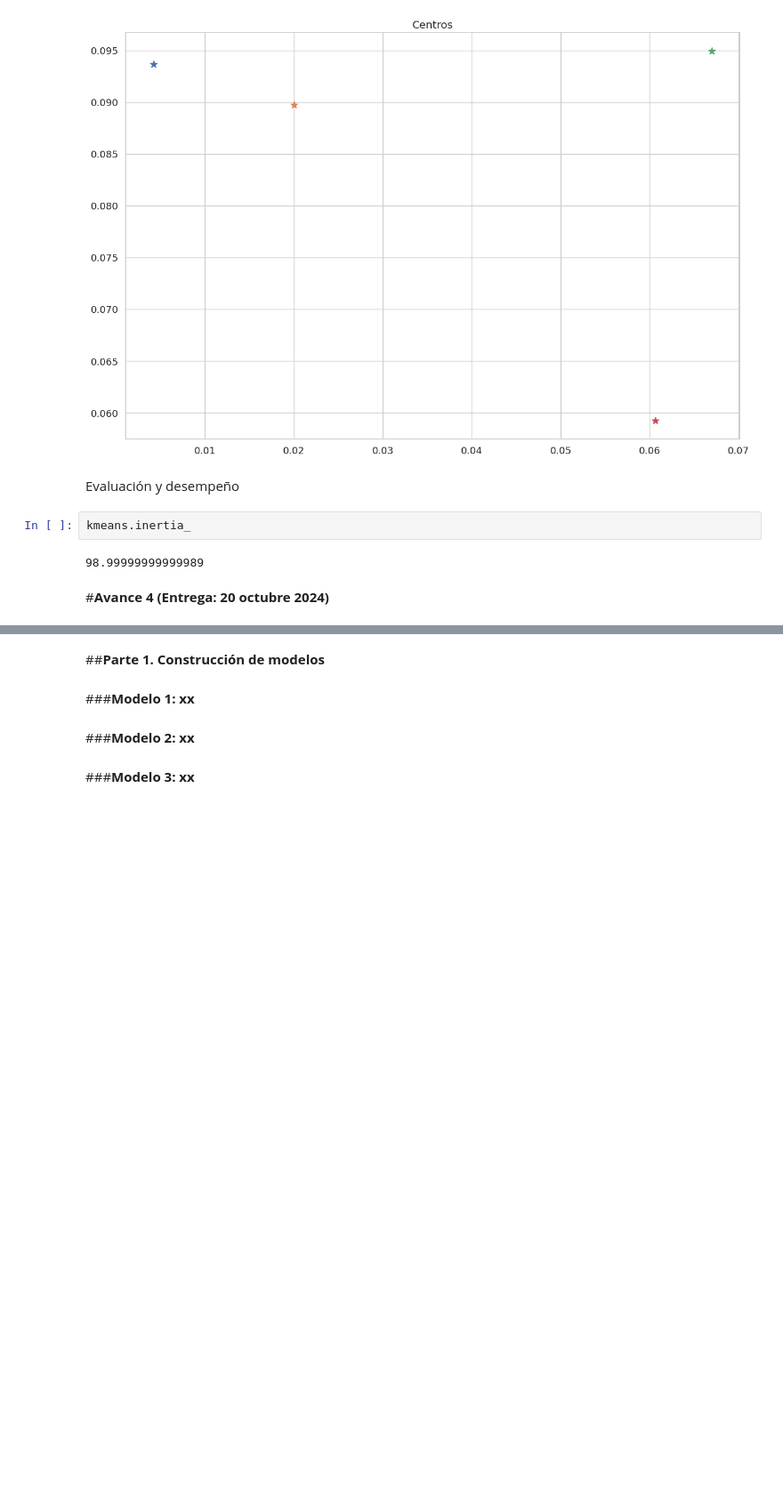
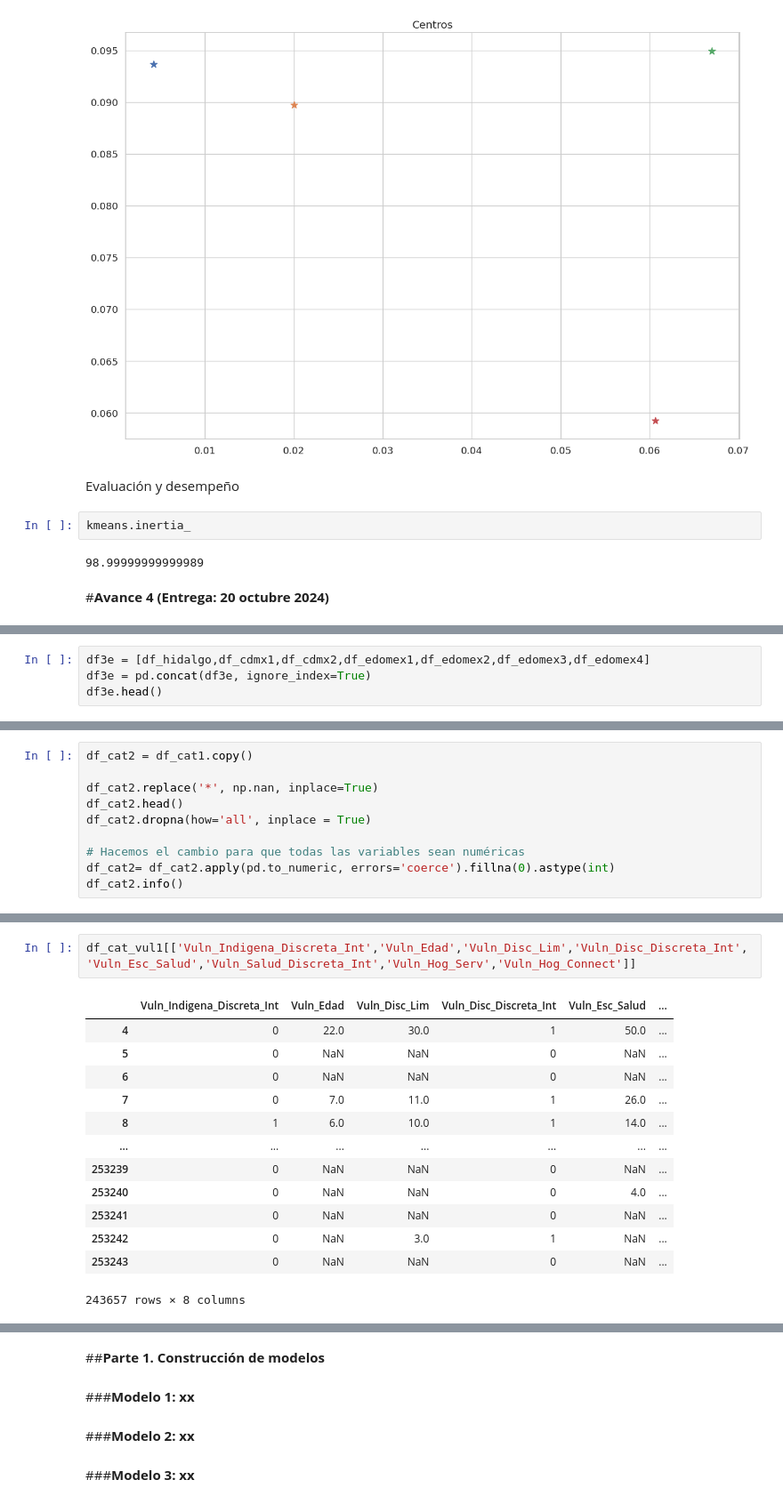
Before and after one commit to LH-1169213/IslasDeCalor, a Jupyter notebook: EDA_SCITEL_INEGI_Avance_4.ipynb, the cells around one changed output, grey strips where cells are left out. Shown at 89% size. Drawn from its saved outputs; the diff is of its cells as text; blank space fills up the shorter version.

```diff
--- a/EDA_SCITEL_INEGI_Avance_4.ipynb
+++ b/EDA_SCITEL_INEGI_Avance_4.ipynb
@@ -2134,0 +2252,4 @@ kmeans.inertia_
+# %%
+df3e = [df_hidalgo,df_cdmx1,df_cdmx2,df_edomex1,df_edomex2,df_edomex3,df_edomex4]
+df3e = pd.concat(df3e, ignore_index=True)
+df3e.head()
@@ -2134,0 +2277,10 @@ kmeans.inertia_
+# %%
+df_cat2 = df_cat1.copy()
+
+df_cat2.replace('*', np.nan, inplace=True)
+df_cat2.head()
+df_cat2.dropna(how='all', inplace = True)
+
+# Hacemos el cambio para que todas las variables sean numéricas
+df_cat2= df_cat2.apply(pd.to_numeric, errors='coerce').fillna(0).astype(int)
+df_cat2.info()
@@ -2134,0 +2365,16 @@ kmeans.inertia_
+# %%
+df_cat_vul1[['Vuln_Indigena_Discreta_Int','Vuln_Edad','Vuln_Disc_Lim','Vuln_Disc_Discreta_Int','Vuln_Esc_Salud','Vuln_Salud_Discreta_Int','Vuln_Hog_Serv','Vuln_Hog_Connect']]
+# %% [output]
+|  | Vuln_Indigena_Discreta_Int | Vuln_Edad | Vuln_Disc_Lim | Vuln_Disc_Discreta_Int | Vuln_Esc_Salud | ... |
+| 4 | 0 | 22.0 | 30.0 | 1 | 50.0 | ... |
+| 5 | 0 | NaN | NaN | 0 | NaN | ... |
+| 6 | 0 | NaN | NaN | 0 | NaN | ... |
+| 7 | 0 | 7.0 | 11.0 | 1 | 26.0 | ... |
+| 8 | 1 | 6.0 | 10.0 | 1 | 14.0 | ... |
+| ... | ... | ... | ... | ... | ... | ... |
+| 253239 | 0 | NaN | NaN | 0 | NaN | ... |
+| 253240 | 0 | NaN | NaN | 0 | 4.0 | ... |
+| 253241 | 0 | NaN | NaN | 0 | NaN | ... |
+| 253242 | 0 | NaN | 3.0 | 1 | NaN | ... |
+| 253243 | 0 | NaN | NaN | 0 | NaN | ... |
+243657 rows × 8 columns
```
Also changed, not shown: parts of 11 cells of this notebook.
